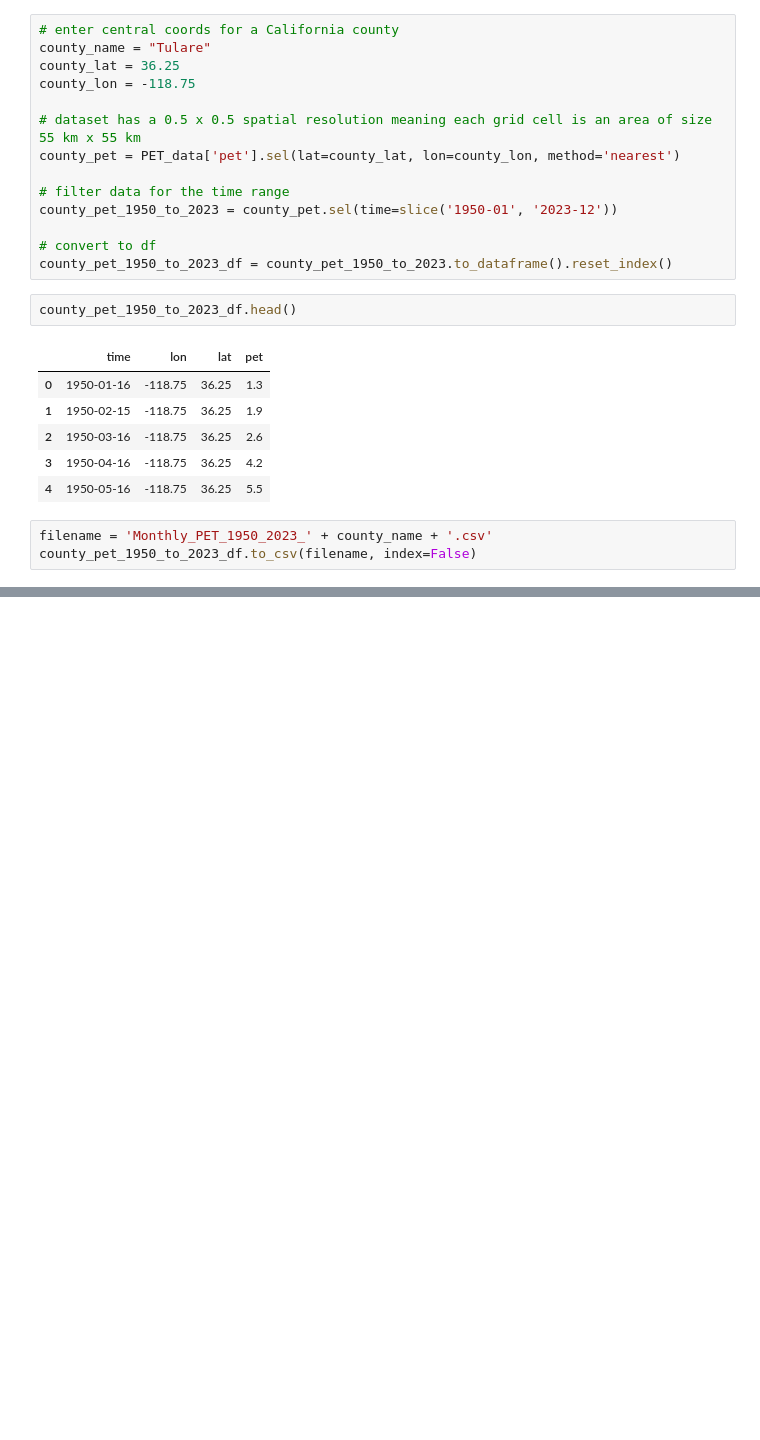
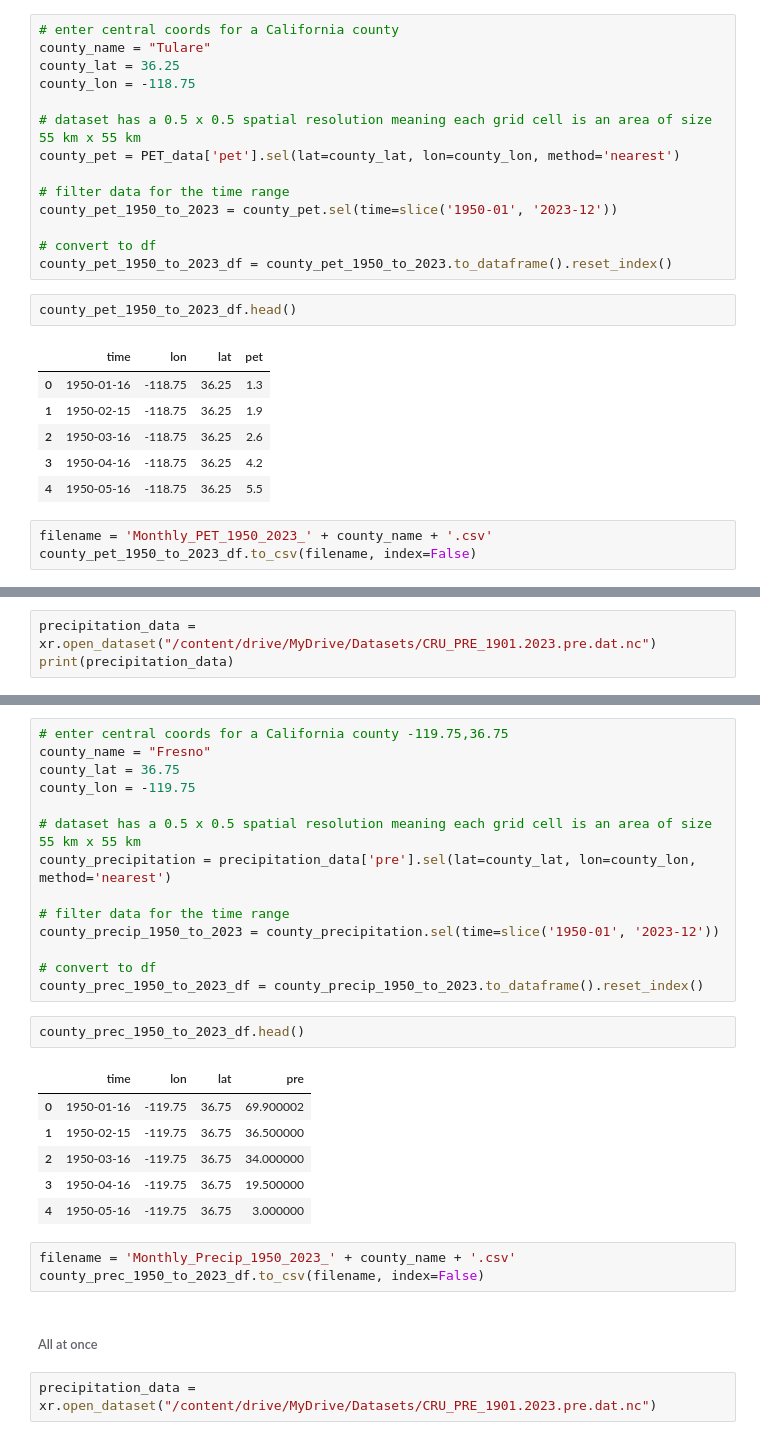
Before and after one commit to chillwafflez/KorahResearch-DroughtForecasting, a Jupyter notebook: data preprocessing/Drought_Data_Preprocessing.ipynb, the cells around one changed output, grey strips where cells are left out. Cells and saved outputs as stored; diff of their text form; blank space fills up the shorter version.

```diff
--- a/data preprocessing/Drought_Data_Preprocessing.ipynb
+++ b/data preprocessing/Drought_Data_Preprocessing.ipynb
@@ -177,0 +212,3 @@ county_pet_1950_to_2023_df.to_csv(filename, index=False)
+# %%
+precipitation_data = xr.open_dataset("/content/drive/MyDrive/Datasets/CRU_PRE_1901.2023.pre.dat.nc")
+print(precipitation_data)
@@ -177,0 +236,30 @@ county_pet_1950_to_2023_df.to_csv(filename, index=False)
+# %%
+# enter central coords for a California county -119.75,36.75
+county_name = "Fresno"
+county_lat = 36.75
+county_lon = -119.75
+
+# dataset has a 0.5 x 0.5 spatial resolution meaning each grid cell is an area of size 55 km x 55 km
+county_precipitation = precipitation_data['pre'].sel(lat=county_lat, lon=county_lon, method='nearest')
+
+# filter data for the time range
+county_precip_1950_to_2023 = county_precipitation.sel(time=slice('1950-01', '2023-12'))
+
+# convert to df
+county_prec_1950_to_2023_df = county_precip_1950_to_2023.to_dataframe().reset_index()
+# %%
+county_prec_1950_to_2023_df.head()
+# %% [output]
+|  | time | lon | lat | pre |
+| 0 | 1950-01-16 | -119.75 | 36.75 | 69.900002 |
+| 1 | 1950-02-15 | -119.75 | 36.75 | 36.500000 |
+| 2 | 1950-03-16 | -119.75 | 36.75 | 34.000000 |
+| 3 | 1950-04-16 | -119.75 | 36.75 | 19.500000 |
+| 4 | 1950-05-16 | -119.75 | 36.75 | 3.000000 |
+# %%
+filename = 'Monthly_Precip_1950_2023_' + county_name + '.csv'
+county_prec_1950_to_2023_df.to_csv(filename, index=False)
+# %% [markdown]
+###### All at once
+# %%
+precipitation_data = xr.open_dataset("/content/drive/MyDrive/Datasets/CRU_PRE_1901.2023.pre.dat.nc")
```
Also changed, not shown: parts of 19 cells of this notebook, 1 other file.
